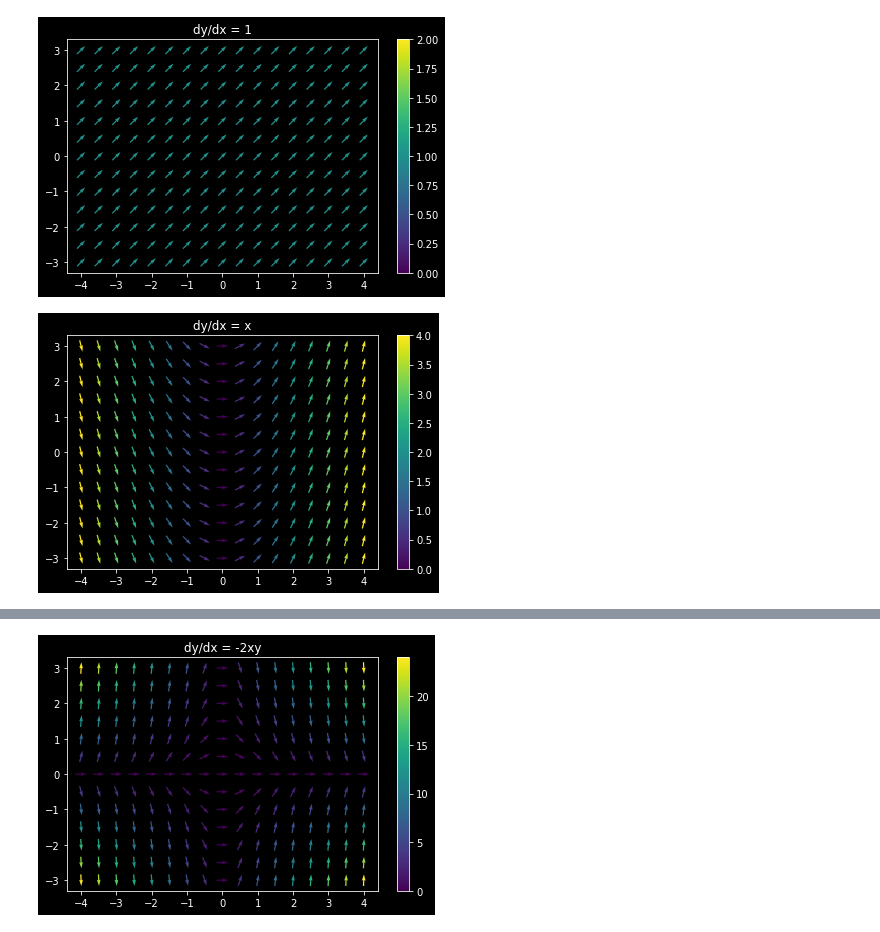
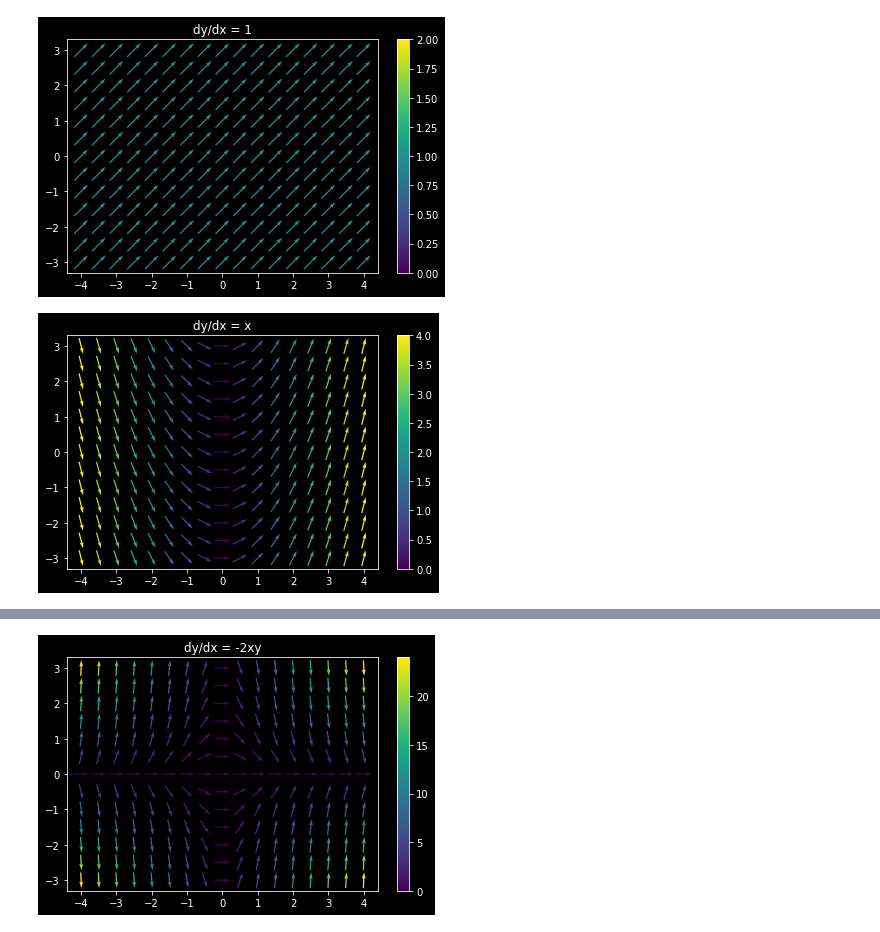
Before and after one commit to zachartrand/Field-plots, a Jupyter notebook: slope_fields/slope_fields.ipynb, the cells around one changed output, grey strips where cells are left out. Cells and saved outputs as stored; diff of their text form; code cells hidden in the pictures.

```diff
--- a/slope_fields/slope_fields.ipynb
+++ b/slope_fields/slope_fields.ipynb
@@ -11,30 +11,31 @@ pi_chr = chr(960)
 # %%
 x_max = 4
 y_max = 3
 x, y = np.meshgrid(
     np.linspace(-x_max, x_max, 4*x_max+1),
     np.linspace(-y_max, y_max, 4*y_max+1)
 )
 
 # mag = np.hypot(1, dy)
-u = 1
-v = 1
+u = 1/np.sqrt(2)
+v = u
 plt.quiver(
     x, y,
     u, v,
     1,
     cmap = cmap,
     norm = colors.Normalize(vmin=0, vmax=2),
     pivot = "mid",
+    scale = 16,
 )
 plt.colorbar()
 plt.title("dy/dx = 1")
 plt.tight_layout()
-plt.savefig(f"./svg/constant_slope_field_{cmap}.svg", dpi=600)
+# plt.savefig(f"./svg/constant_slope_field_{cmap}.svg", dpi=600)
 
 plt.show()
 # %% [output]
-[figure, old version]
+[figure, new version]
 # %%
 x_max = 4
 y_max = 3
@@ -52,15 +53,16 @@ plt.quiver(
     np.abs(x),
     cmap = cmap,
     pivot = "mid",
+    scale = 19,
 )
 plt.colorbar()
 plt.title("dy/dx = x")
 plt.tight_layout()
-plt.savefig(f"./svg/parabola_slope_field_{cmap}.svg", dpi=600)
+# plt.savefig(f"./svg/parabola_slope_field_{cmap}.svg", dpi=600)
 
 plt.show()
 # %% [output]
-[figure, old version]
+[figure, new version]
 # %%
 x_max = 8
 y_max = 6
```
Also changed, not shown: parts of 9 cells of this notebook, 36 other files.
